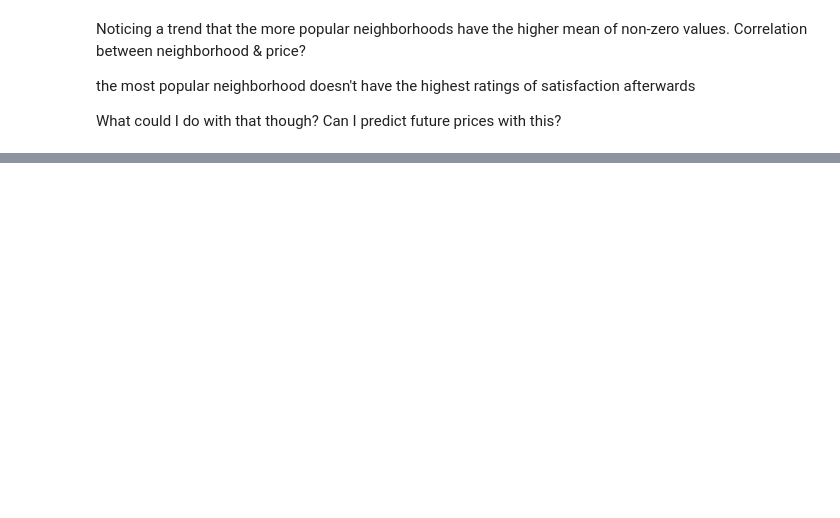
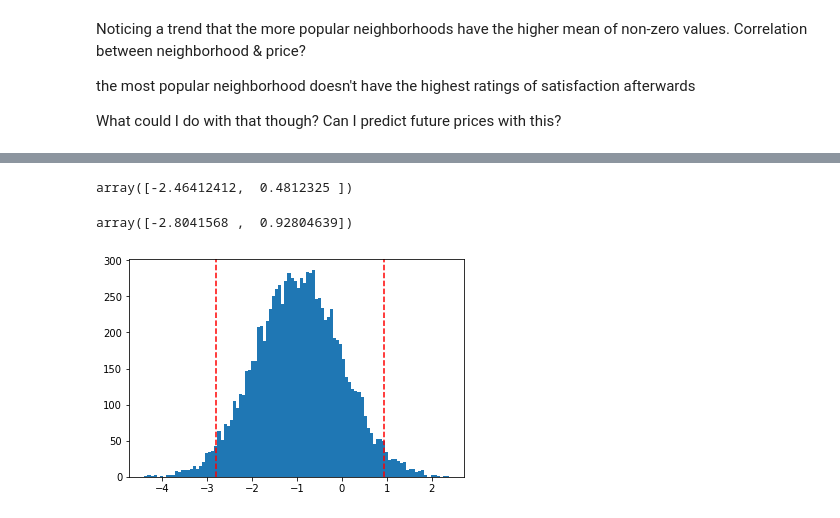
Before and after one commit to karinahou/springboard, a Jupyter notebook: Capstone Statistic Analysis.ipynb, the cells around one changed output, grey strips where cells are left out. Cells and saved outputs as stored; diff of their text form; code cells hidden in the pictures; blank space fills up the shorter version.

```diff
--- a/Capstone Statistic Analysis.ipynb
+++ b/Capstone Statistic Analysis.ipynb
@@ -369,0 +209,11 @@ What could I do with that though? Can I predict future prices with this?
+# %%
+december_data = calendar.loc[calendar.month == "December"].price
+
+replicates = []
+for replicate in range(10000):
+    replicate = np.random.choice(december_data, len(december_data))
+    replicate_mean = np.mean(replicate)
+    replicates.append(replicate_mean)
+
+dec_price_mean = np.mean(replicates)
+np.percentile(replicates, 5)
@@ -369,0 +227,3 @@ What could I do with that though? Can I predict future prices with this?
+# %%
+x0 = calendar.loc[calendar.month == "December"].price
+x1 = calendar.loc[calendar.month != "December"].price
@@ -369,0 +244,29 @@ What could I do with that though? Can I predict future prices with this?
+# %%
+sd_diff_pc = np.percentile(std_diffs, [2.5, 97.5])
+sd_diff_pc
+# %% [output]
+array([-2.46412412,  0.4812325 ])
+# %%
+rep_x0 = []
+for recplicate in range(10000):
+    replicate = np.random.choice(x0, len(december_data))
+    replicate_std = np.std(replicate)
+    rep_x0.append(replicate_std)
+
+rep_x1 = []
+for recplicate in range(10000):
+    replicate = np.random.choice(x1, len(december_data))
+    replicate_std = np.std(replicate)
+    rep_x1.append(replicate_std)
+
+std_subs = np.subtract(rep_x1, rep_x0)
+percentiles = np.percentile(std_subs, [2.5, 97.5])
+percentiles
+# %% [output]
+array([-2.8041568 ,  0.92804639])
+# %%
+plt.hist(std_subs, bins = 100)
+_ = plt.axvline(percentiles[0], color='r', linestyle = "--")
+_ = plt.axvline(percentiles[1], color='r', linestyle = "--")
+# %% [output]
+[figure, added]
```
Also changed, not shown: parts of 32 cells of this notebook.
